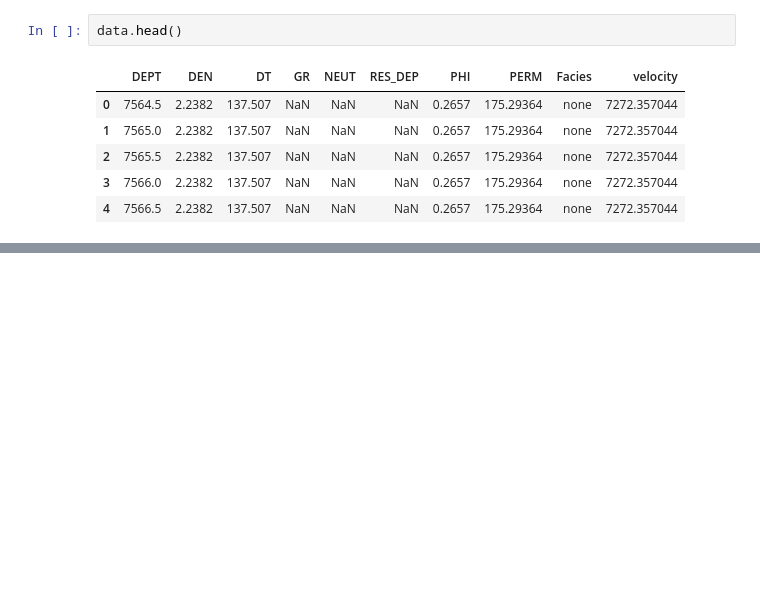
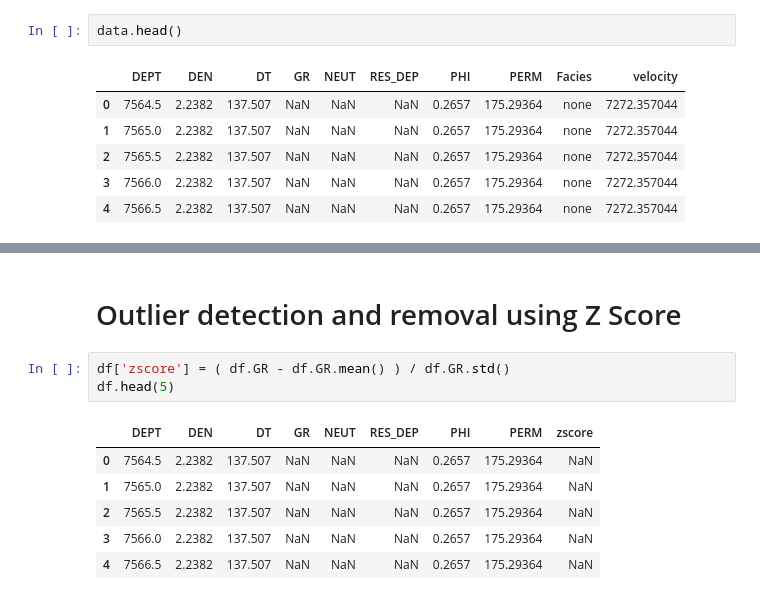
Before and after one commit to Egbetimmy/MSc-Project, a Jupyter notebook: data engineering.ipynb, the cells around one changed output, grey strips where cells are left out. Drawn from its saved outputs; the diff is of its cells as text; blank space fills up the shorter version.

```diff
--- a/data engineering.ipynb
+++ b/data engineering.ipynb
@@ -112,0 +162,12 @@ data.head()
+# %% [markdown]
+# Outlier detection and removal using Z Score
+# %%
+df['zscore'] = ( df.GR - df.GR.mean() ) / df.GR.std()
+df.head(5)
+# %% [output]
+|  | DEPT | DEN | DT | GR | NEUT | RES_DEP | PHI | PERM | zscore |
+| 0 | 7564.5 | 2.2382 | 137.507 | NaN | NaN | NaN | 0.2657 | 175.29364 | NaN |
+| 1 | 7565.0 | 2.2382 | 137.507 | NaN | NaN | NaN | 0.2657 | 175.29364 | NaN |
+| 2 | 7565.5 | 2.2382 | 137.507 | NaN | NaN | NaN | 0.2657 | 175.29364 | NaN |
+| 3 | 7566.0 | 2.2382 | 137.507 | NaN | NaN | NaN | 0.2657 | 175.29364 | NaN |
+| 4 | 7566.5 | 2.2382 | 137.507 | NaN | NaN | NaN | 0.2657 | 175.29364 | NaN |
```
Also changed, not shown: parts of 14 cells of this notebook.
